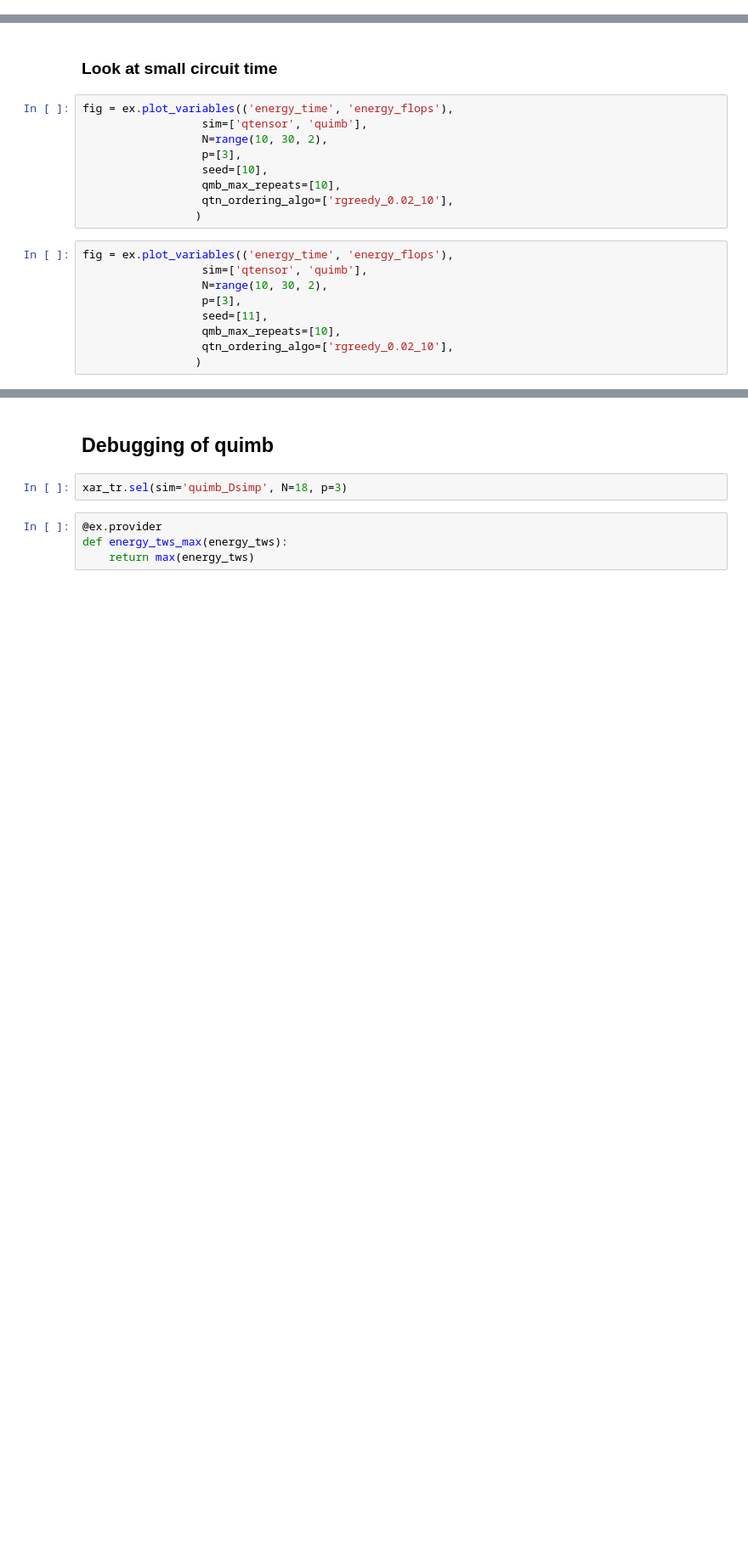
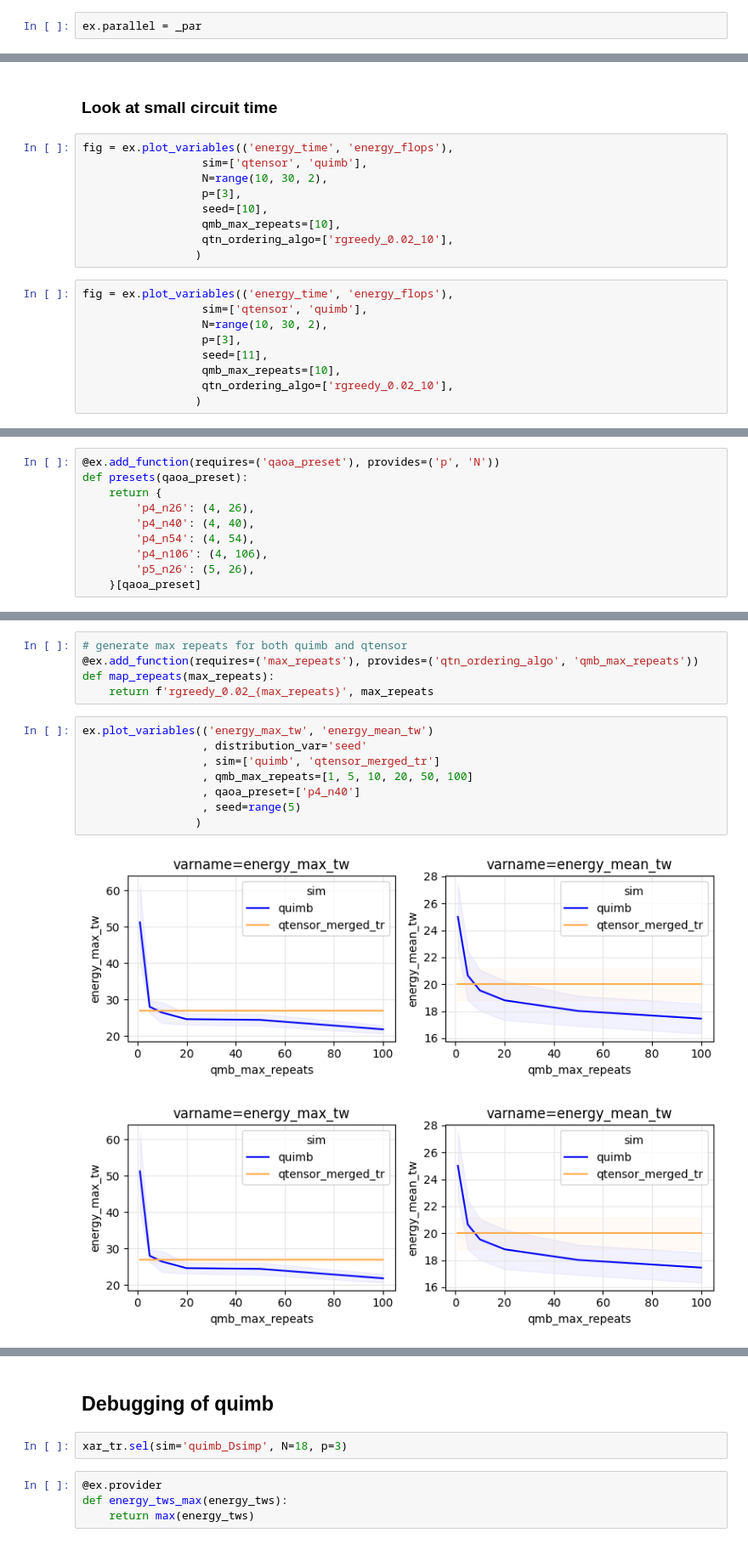
Before and after one commit to danlkv/QTensor, a Jupyter notebook: analysis/spec/notebooks/Speed_comparison.ipynb, the cells around one changed output, grey strips where cells are left out. Shown: that part at 85% size. Cells and saved outputs as stored; diff of their text form; blank space fills up the shorter version.

```diff
--- a/analysis/spec/notebooks/Speed_comparison.ipynb
+++ b/analysis/spec/notebooks/Speed_comparison.ipynb
@@ -287,3 +379,5 @@ kw {'plot_func': <function plot_with_band at 0x...>, 'distribution_var': 'seed',
+# %%
+ex.parallel = _par
 # %%
 xar_tr = xar.transpose('p', 'varname', 'sim', 'N', 'seed')
 
@@ -477,0 +623,10 @@ fig = ex.plot_variables(('energy_time', 'energy_flops'),
+# %%
+@ex.add_function(requires=('qaoa_preset'), provides=('p', 'N'))
+def presets(qaoa_preset):
+    return {
+        'p4_n26': (4, 26),
+        'p4_n40': (4, 40),
+        'p4_n54': (4, 54),
+        'p4_n106': (4, 106),
+        'p5_n26': (5, 26),
+    }[qaoa_preset]
@@ -477,0 +651,16 @@ fig = ex.plot_variables(('energy_time', 'energy_flops'),
+# %%
+# generate max repeats for both quimb and qtensor
+@ex.add_function(requires=('max_repeats'), provides=('qtn_ordering_algo', 'qmb_max_repeats'))
+def map_repeats(max_repeats):
+    return f'rgreedy_0.02_{max_repeats}', max_repeats
+# %%
+ex.plot_variables(('energy_max_tw', 'energy_mean_tw')
+                  , distribution_var='seed'
+                  , sim=['quimb', 'qtensor_merged_tr']
+                  , qmb_max_repeats=[1, 5, 10, 20, 50, 100]
+                  , qaoa_preset=['p4_n40']
+                  , seed=range(5)
+                 )
+# %% [output]
+[figure, added]
+[figure, added]
```
Also changed, not shown: parts of 46 cells of this notebook, 9 other files.
